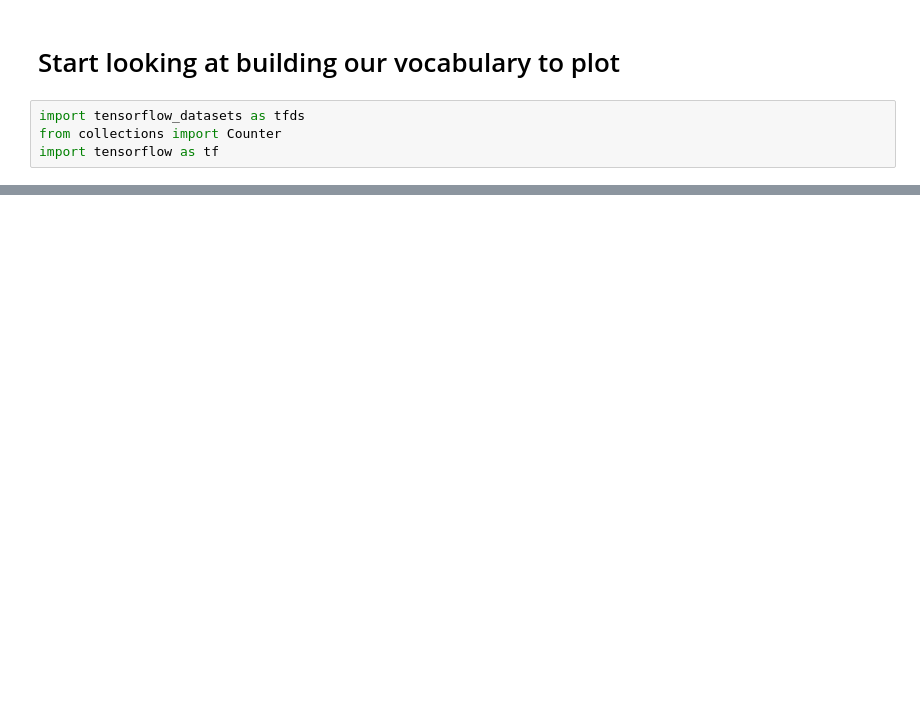
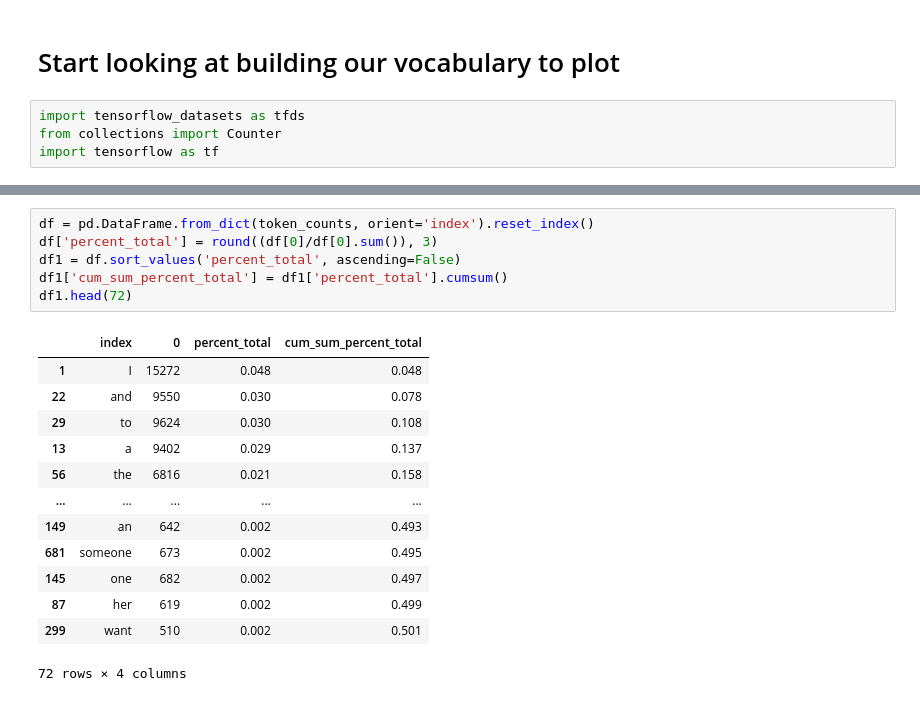
Before and after one commit to jaredfeldman/free_pizza, a Jupyter notebook: eda_text_jf.ipynb, the cells around one changed output, grey strips where cells are left out. Cells and saved outputs as stored; diff of their text form; blank space fills up the shorter version.

```diff
--- a/eda_text_jf.ipynb
+++ b/eda_text_jf.ipynb
@@ -723,0 +730,20 @@ print('Size of training vocabulary:', len(token_counts))
+# %%
+df = pd.DataFrame.from_dict(token_counts, orient='index').reset_index()
+df['percent_total'] = round((df[0]/df[0].sum()), 3)
+df1 = df.sort_values('percent_total', ascending=False)
+df1['cum_sum_percent_total'] = df1['percent_total'].cumsum()
+df1.head(72)
+# %% [output]
+|  | index | 0 | percent_total | cum_sum_percent_total |
+| 1 | I | 15272 | 0.048 | 0.048 |
+| 22 | and | 9550 | 0.030 | 0.078 |
+| 29 | to | 9624 | 0.030 | 0.108 |
+| 13 | a | 9402 | 0.029 | 0.137 |
+| 56 | the | 6816 | 0.021 | 0.158 |
+| ... | ... | ... | ... | ... |
+| 149 | an | 642 | 0.002 | 0.493 |
+| 681 | someone | 673 | 0.002 | 0.495 |
+| 145 | one | 682 | 0.002 | 0.497 |
+| 87 | her | 619 | 0.002 | 0.499 |
+| 299 | want | 510 | 0.002 | 0.501 |
+72 rows × 4 columns
```
Also changed, not shown: parts of 15 cells of this notebook, 2 other files.
